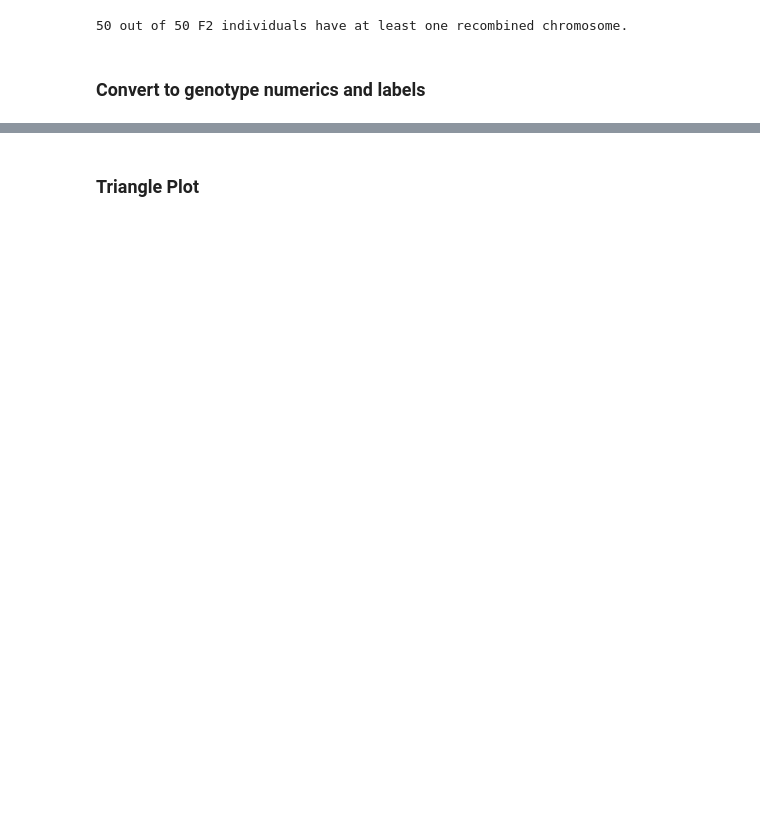
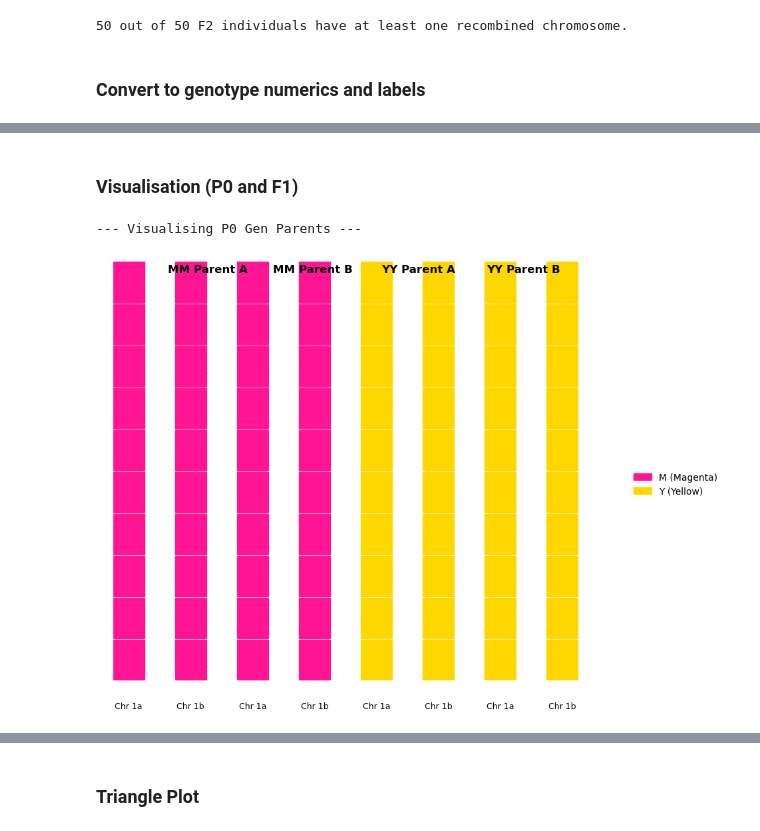
Before and after one commit to sophiagray2001/hybrid_sim_project, a Jupyter notebook: Hybrid_sim_v6.ipynb, the cells around one changed output, grey strips where cells are left out. Saved outputs shown, nothing was run; the diff lists cells and outputs as text; code cells hidden in the pictures; blank space fills up the shorter version.

```diff
--- a/Hybrid_sim_v6.ipynb
+++ b/Hybrid_sim_v6.ipynb
@@ -36,3 +86,0 @@ else:
-# %%
-# Define the chance of a recombination event happening (0, 1, or 2 crossover events)
-recomb_event_probs = [0.1, 0.85, 0.05]  # 10% no crossover, 85% one crossover, 5% two crossovers
@@ -136 +296,12 @@ def generate_f2_offspring(parent_a, parent_b, chromosome_length):
+# %%
+def generate_f2_offspring(f1_parent_a, f1_parent_b, num_chromosomes_for_f2, chromosome_length, recomb_event_probs, recomb_probs):
+    gamete_a_chromosomes = produce_gamete_for_f2(f1_parent_a, num_chromosomes_for_f2, chromosome_length, recomb_event_probs, recomb_probs)
+    gamete_b_chromosomes = produce_gamete_for_f2(f1_parent_b, num_chromosomes_for_f2, chromosome_length, recomb_event_probs, recomb_probs)
+
+    f2_individual = Individual(num_chromosomes_for_f2, chromosome_length)
+    for i in range(num_chromosomes_for_f2):
+        f2_individual.diploid_chromosome_pairs.append(
+            DiploidChromosomePair(gamete_a_chromosomes[i], gamete_b_chromosomes[i])
+        )
+    return f2_individual
 # %%
@@ -259,6 +412,0 @@ for chr_1, chr_2 in f2_population:
-# %%
-# Check point
-# Only shows the first 10 locus
-for i in range(3):  # Show 3 example individuals
-    print(f"Ind {i} genotypes (numeric): {f2_genotype_numeric_all[i][:10]}")
-    print(f"Ind {i} genotypes (labels):  {f2_genotype_labels_all[i][:10]}")
@@ -644,0 +465,2 @@ print("F2 Chromosome Genotype:", f2_chromosome)
+# %% [markdown]
+### Visualisation (P0 and F1)
@@ -644,0 +577,43 @@ print("F2 Chromosome Genotype:", f2_chromosome)
+# %%
+# Plotting P0 Parents
+# Note: P0 parents have only 1 diploid chromosome pair initially (NUM_CHROMOSOMES_F1)
+# but for visualization, we can just grab their single pair.
+# The create_parent function makes each chromatid homozygous for that allele.
+# We are plotting 1 MM parent and 1 YY parent.
+
+# For the MM Parent (parent_magenta), let's get its first diploid pair.
+# The 'create_parent' function builds an Individual with `NUM_CHROMOSOMES_F1` pairs.
+# If NUM_CHROMOSOMES_F1 was 1, it has 1 pair.
+# parent_magenta has two chromatids, both full 'M'.
+# parent_yellow has two chromatids, both full 'Y'.
+
+# To match your old plot, you might have created two MM parents (A & B) and two YY parents.
+# In our current setup, parent_magenta is *the* MM parent, and parent_yellow is *the* YY parent.
+# Each of these Individual objects has 1 diploid chromosome pair.
+
+# Let's create a *second* "MM Parent B" and "YY Parent B" just for visualization symmetry if desired.
+# Otherwise, we just visualize parent_magenta and parent_yellow.
+# For simplicity and to match the 'A' and 'B' from your old code,
+# let's assume 'parent_magenta' is 'MM Parent A' and we create another identical 'MM Parent B'
+# The same for 'YY Parent A' and 'YY Parent B'
+
+# If you just want one of each parent, simplify this list:
+individuals_for_p0_plot = [parent_magenta, parent_yellow]
+titles_for_p0_plot = ["MM Parent", "YY Parent"]
+
+# If you want to replicate your old 4-column plot with MM A, MM B, YY A, YY B:
+# (Assuming your create_parent function is how you get more parents)
+mm_parent_a_vis = create_parent(MAGENTA, NUM_CHROMOSOMES_F1, chromosome_length)
+mm_parent_b_vis = create_parent(MAGENTA, NUM_CHROMOSOMES_F1, chromosome_length)
+yy_parent_a_vis = create_parent(YELLOW, NUM_CHROMOSOMES_F1, chromosome_length)
+yy_parent_b_vis = create_parent(YELLOW, NUM_CHROMOSOMES_F1, chromosome_length)
+
+individuals_for_p0_plot = [mm_parent_a_vis, mm_parent_b_vis, yy_parent_a_vis, yy_parent_b_vis]
+titles_for_p0_plot = ["MM Parent A", "MM Parent B", "YY Parent A", "YY Parent B"]
+
+
+print("\n--- Visualising P0 Gen Parents ---")
+plot_individual_chromosomes(individuals_for_p0_plot, titles_for_p0_plot, chromosome_length)
+# %% [output]
+--- Visualising P0 Gen Parents ---
+[figure, added]
```
Also changed, not shown: parts of 71 cells of this notebook.
